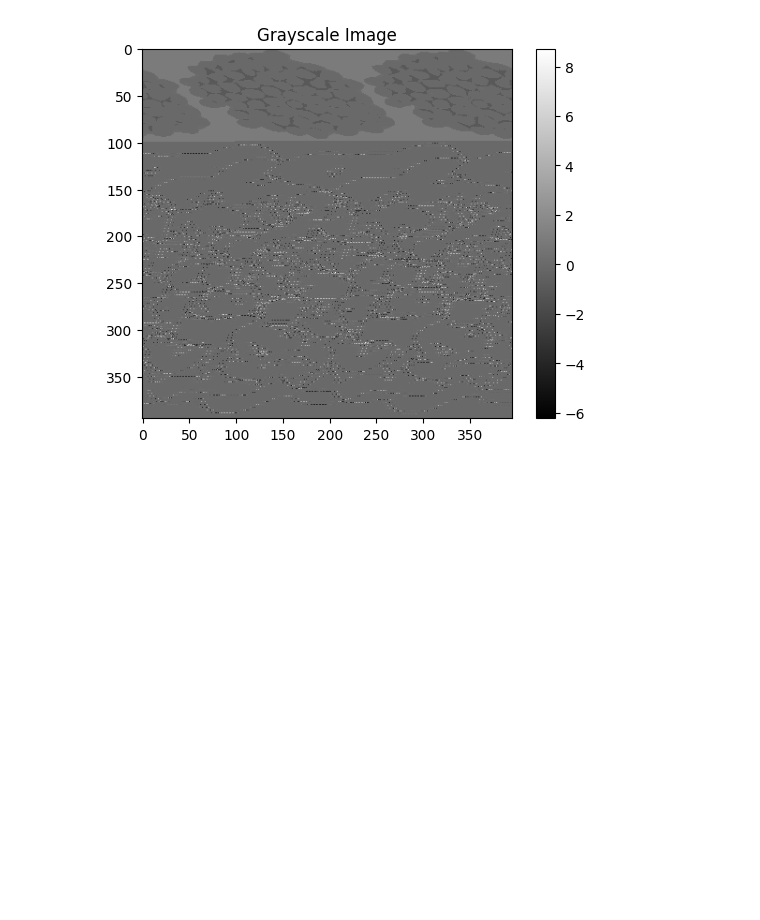
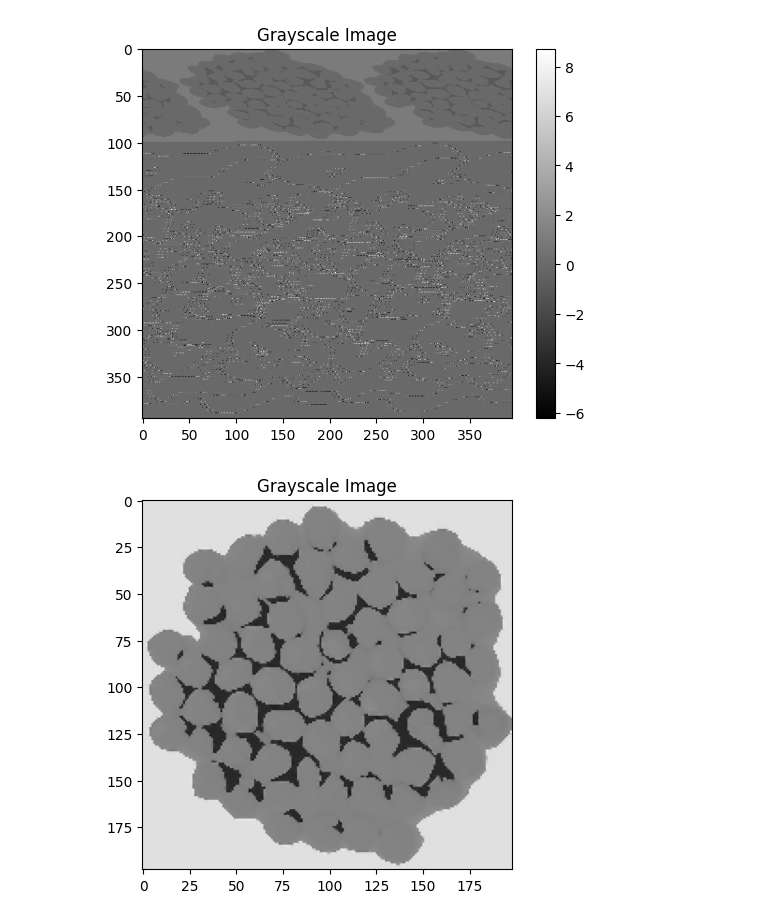
Before and after one commit to cyrilgabriele/HANA_Gruppe2, a Jupyter notebook: Notebooks/Aufgabe3.ipynb, the cells around one changed output. Drawn from its saved outputs; the diff is of its cells as text; code cells hidden in the pictures; blank space fills up the shorter version.

```diff
--- a/Notebooks/Aufgabe3.ipynb
+++ b/Notebooks/Aufgabe3.ipynb
@@ -203,3 +203,15 @@ plt.title('Grayscale Image')
 plt.show()
 # %% [output]
 [figure]
+# %%
+imgNew = np.array([[gfu(mesh(i/(img.shape[0]-1), 1-j/(img.shape[1]-1)))
+                for i in range(img.shape[0])]
+                for j in range(img.shape[0])])
+
+
+
+plt.imshow(imgNew, cmap='gray')
+plt.title('Grayscale Image')
+plt.show()
+# %% [output]
+[figure, added]
```
Also changed, not shown: 1 other file.
